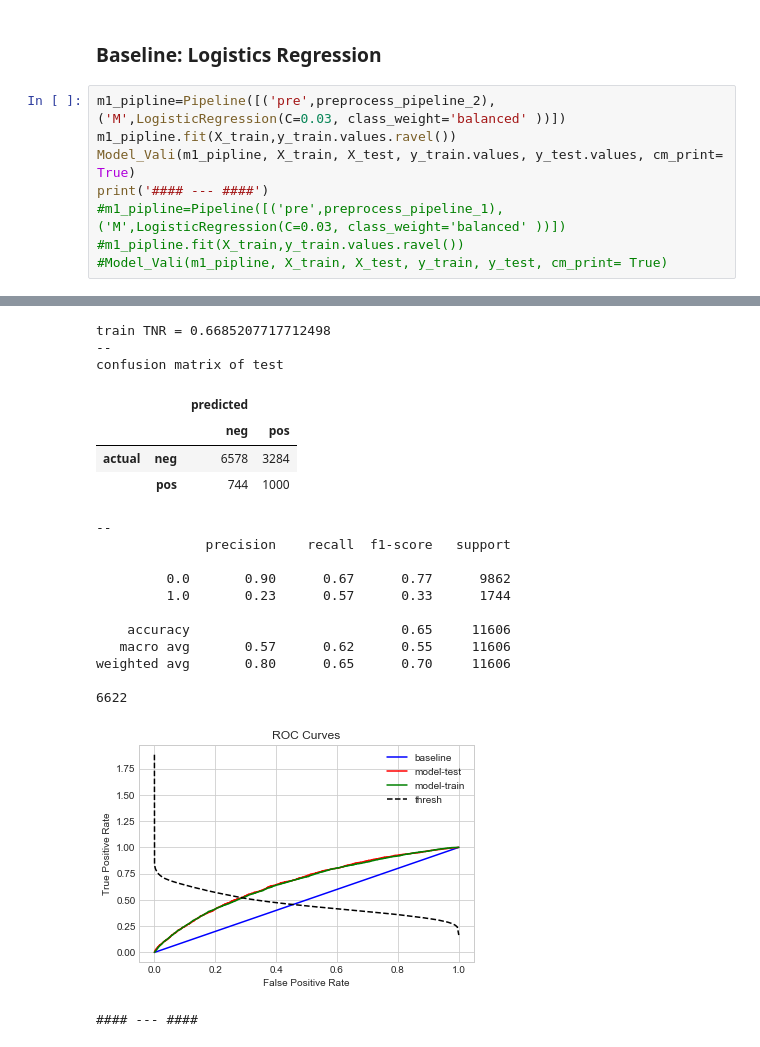
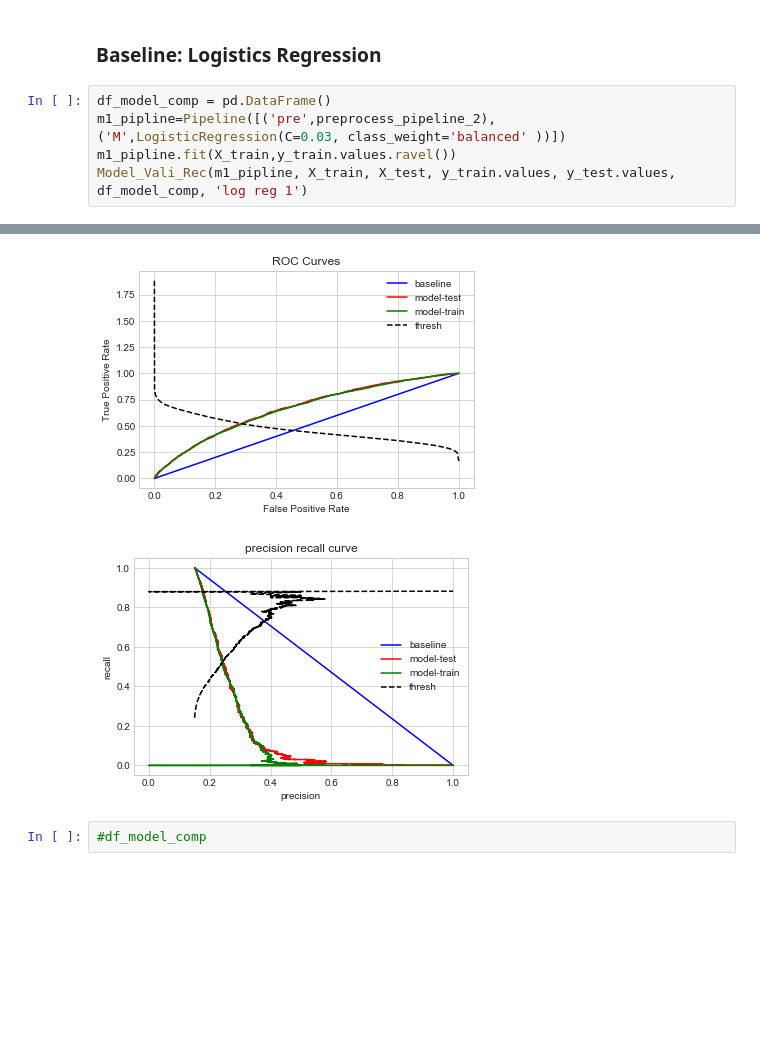
Before and after one commit to torben90/NF_Prj_LendingClub, a Jupyter notebook: sub_notebooks/Model_Tuning_playground/Tunning_Arne.ipynb, the cells around one changed output, grey strips where cells are left out. Cells and saved outputs as stored; diff of their text form; blank space fills up the shorter version.

Commit message:
New Model Vali Rec

```diff
--- a/sub_notebooks/Model_Tuning_playground/Tunning_Arne.ipynb
+++ b/sub_notebooks/Model_Tuning_playground/Tunning_Arne.ipynb
@@ -391,11 +497,8 @@ print(X_train.shape)
 # %% [markdown]
 ### Baseline: Logistics Regression
 # %%
+df_model_comp = pd.DataFrame()
 m1_pipline=Pipeline([('pre',preprocess_pipeline_2), ('M',LogisticRegression(C=0.03, class_weight='balanced' ))])
 m1_pipline.fit(X_train,y_train.values.ravel())
-Model_Vali(m1_pipline, X_train, X_test, y_train.values, y_test.values, cm_print= True)
-print('#### --- ####')
-#m1_pipline=Pipeline([('pre',preprocess_pipeline_1), ('M',LogisticRegression(C=0.03, class_weight='balanced' ))])
-#m1_pipline.fit(X_train,y_train.values.ravel())
-#Model_Vali(m1_pipline, X_train, X_test, y_train, y_test, cm_print= True)
+Model_Vali_Rec(m1_pipline, X_train, X_test, y_train.values, y_test.values, df_model_comp, 'log reg 1')
 # %% [output]
@@ -419,21 +505,5 @@ test  TNR = 0.6670046643682823
-train TNR = 0.6685207717712498
---
-confusion matrix of test
-|  |  | predicted |  |
-|  |  | neg | pos |
-| actual | neg | 6578 | 3284 |
-|  | pos | 744 | 1000 |
---
-              precision    recall  f1-score   support
-
-         0.0       0.90      0.67      0.77      9862
-         1.0       0.23      0.57      0.33      1744
-
-    accuracy                           0.65     11606
-   macro avg       0.57      0.62      0.55     11606
-weighted avg       0.80      0.65      0.70     11606
-
-6622
 [figure]
-#### --- ####
+[figure, added]
+# %%
+#df_model_comp
 # %%
```
Also changed, not shown: parts of 10 cells of this notebook.
